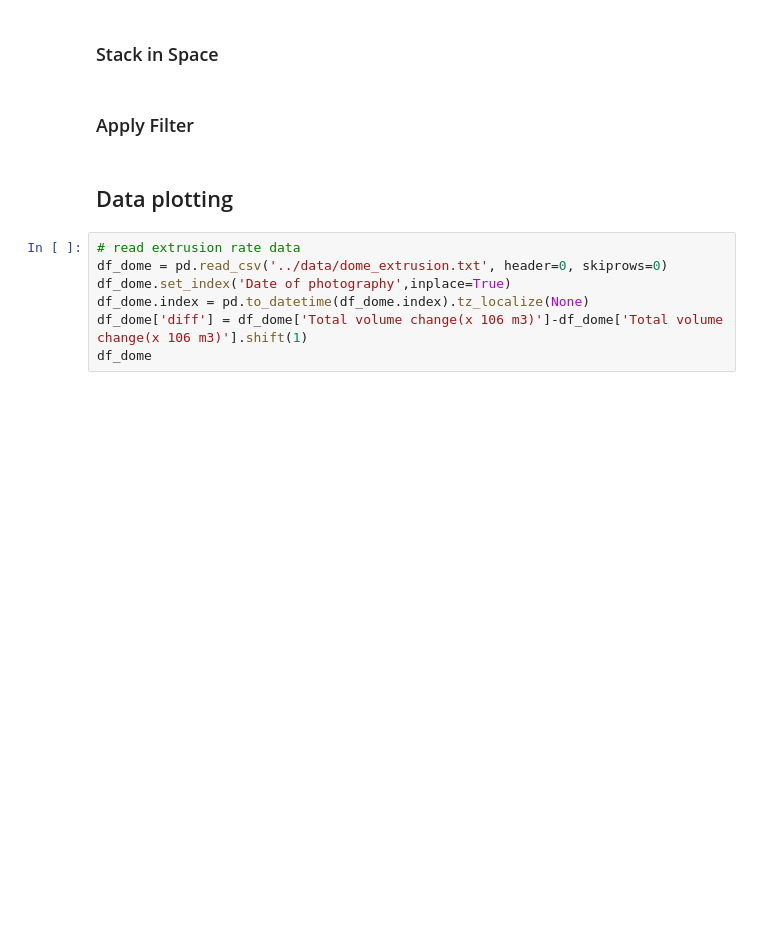
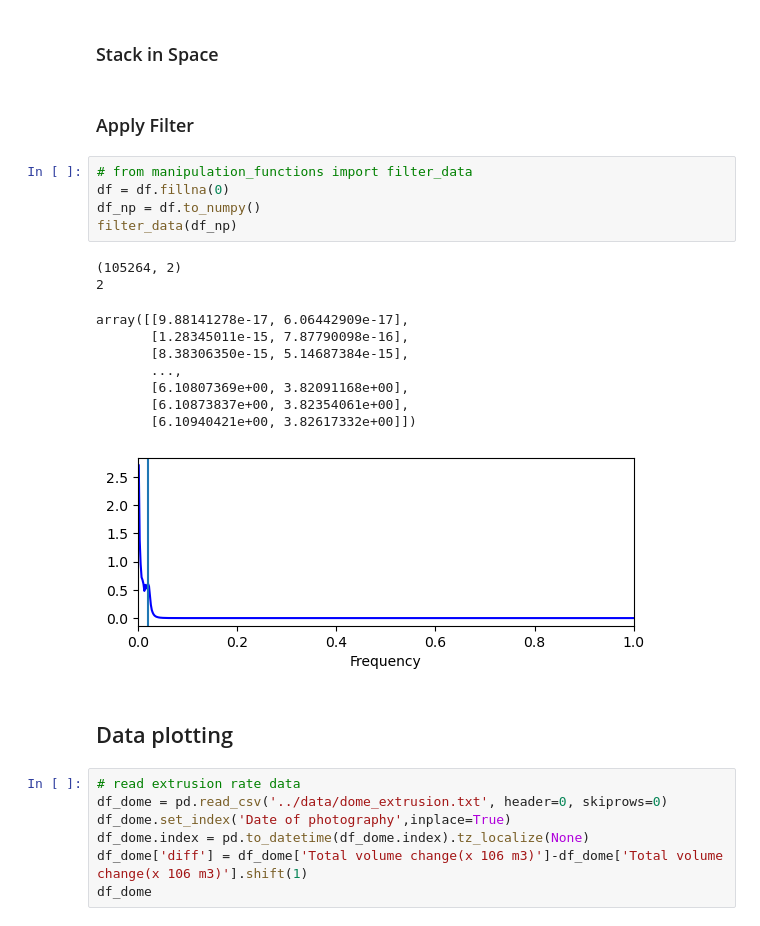
Before and after one commit to CSE583MtStHelens/CSE583_MtStHelens, a Jupyter notebook: example/Example_Tutorial.ipynb, the cells around one changed output. Saved outputs shown, nothing was run; the diff lists cells and outputs as text; blank space fills up the shorter version.

Commit message:
Filtered the using the data as a numpy array

```diff
--- a/example/Example_Tutorial.ipynb
+++ b/example/Example_Tutorial.ipynb
@@ -57,6 +57,22 @@ df = df.apply(preprocessing_functions.mask_df,axis=0) # remove outliers (peak de
 ### Stack in Space
 # %% [markdown]
 ### Apply Filter
+# %%
+# from manipulation_functions import filter_data
+df = df.fillna(0)
+df_np = df.to_numpy()
+filter_data(df_np)
+# %% [output]
+(105264, 2)
+2
+array([[9.88141278e-17, 6.06442909e-17],
+       [1.28345011e-15, 7.87790098e-16],
+       [8.38306350e-15, 5.14687384e-15],
+       ...,
+       [6.10807369e+00, 3.82091168e+00],
+       [6.10873837e+00, 3.82354061e+00],
+       [6.10940421e+00, 3.82617332e+00]])
+[figure, added]
 # %% [markdown]
 ## Data plotting
 # %%
```
Also changed, not shown: parts of 2 cells of this notebook.
